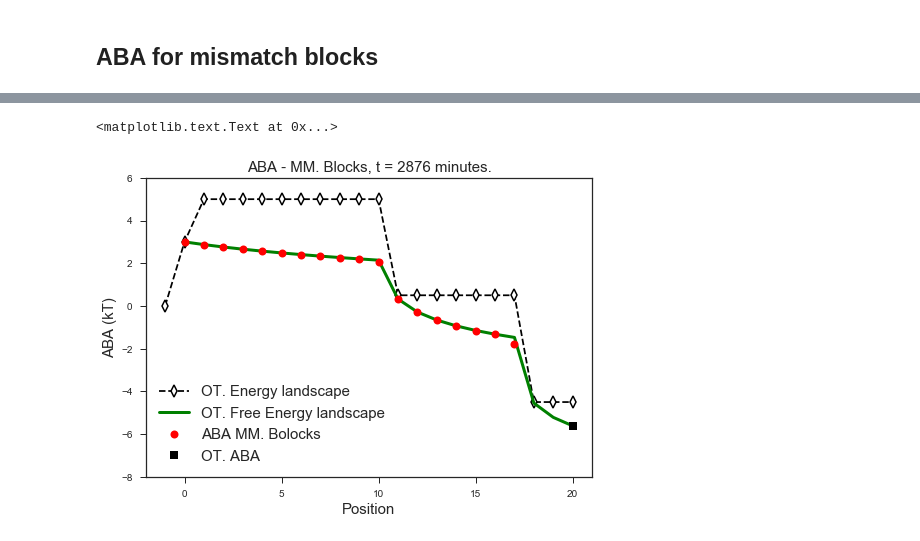
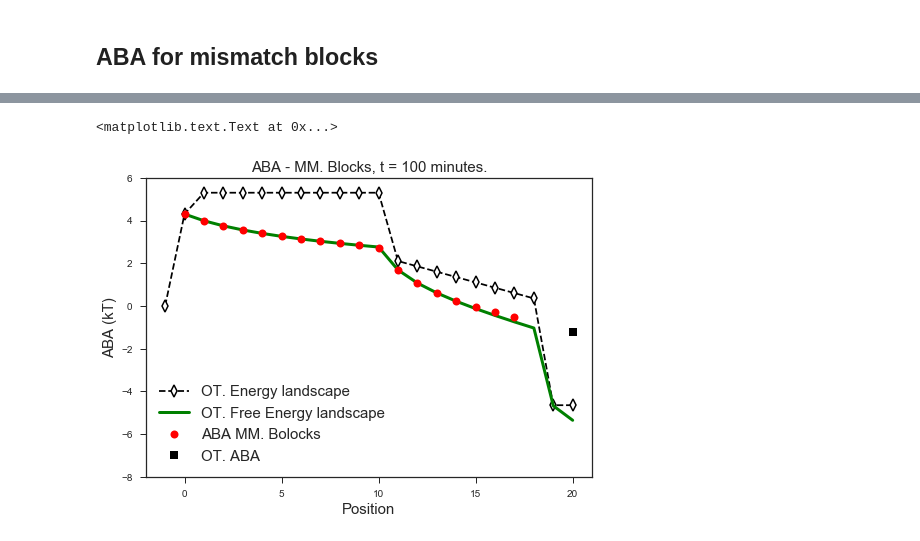
Before and after one commit to martin-depken/Energy-Landscape, a Jupyter notebook: code_ABA_Finkelsteinlab/ABA_toymodel.ipynb, the cells around one changed output, grey strips where cells are left out. Saved outputs shown, nothing was run; the diff lists cells and outputs as text; code cells hidden in the pictures.

```diff
--- a/code_ABA_Finkelsteinlab/ABA_toymodel.ipynb
+++ b/code_ABA_Finkelsteinlab/ABA_toymodel.ipynb
@@ -350,21 +350,22 @@ ax.set_yticklabels(map(lambda x: str(int(x)),ax.get_yticks()+1));
 # %%
 model_id = 'init_limit_two_drops'
 
-e_PAM = 3
-ec_1 = -2.0
+e_PAM = 1+np.log(10)
+ec_1 = -2
 ec_first = 0.0
-drop1 = 4.5
-ec_second = 0.0
-drop2 = 5.0
+drop1 = 3.2
+ec_second = 0.25
+drop2 = 5
 ec_third = 0.0
 pos1 = 10
-pos2 = 17
+pos2 = 18
 e_I = 4
 k_PAM = 100.0
 E_barr = -ec_1
-k = 1.0
+k = 0.6
 
 parameters = [e_PAM,ec_1,ec_first,drop1,ec_second,drop2,ec_third,pos1,pos2,e_I,k_PAM,E_barr,k]
+
 Energy_landscape = FreeEnergy.plot_landscape(parameters, model_id=model_id);
 #plt.ylim([-20, 5]);
 Free_Energy = -np.log(np.cumsum(np.exp(-np.array(Energy_landscape[1:]))))
@@ -407,25 +433,25 @@ plt.ylabel('Bound fraction')
 # %%
-T = 100*Ton_eff
+T = 6000
 
 ABA_Block = lambda B: CalcABA.calc_ABA(parameters, concentrations, reference, mismatch_positions=range(B,21),
                            model_id = model_id, guide_length = 20, T=T)
 Block_list = range(1,19)
 
 ABA_list = map(ABA_Block, Block_list)
 
 ABA_OT = map(ABA_Block, [21])
 
 plt.plot(range(-1,21), Energy_landscape, 'kd--', mfc='w', mec='k', mew=1.5, ms=8,label='OT. Energy landscape')
 plt.plot(range(0,21), Free_Energy, 'g-', label='OT. Free Energy landscape', lw=3)
 plt.plot(np.array(Block_list)-1, ABA_list, 'ro', mfc='r', label='ABA MM. Bolocks', ms=8)
 plt.plot([20], ABA_OT, 'ks', mfc='k', mec='k', ms=8,label='OT. ABA')
 plt.ylim([-8, 6])
 plt.xlim([-2, 21])
 plt.xlabel('Position', fontsize=15)
 plt.ylabel('ABA (kT)', fontsize=15)
 plt.legend(loc=3, fontsize=15)
 title_str = 'ABA - MM. Blocks, t = ' + str(int(T/60)) + ' minutes.'
 plt.title(title_str, fontsize=15)
 # %% [output]
 <matplotlib.text.Text at 0x...>
-[figure, old version]
+[figure, new version]
```
Also changed, not shown: parts of 5 cells of this notebook.
